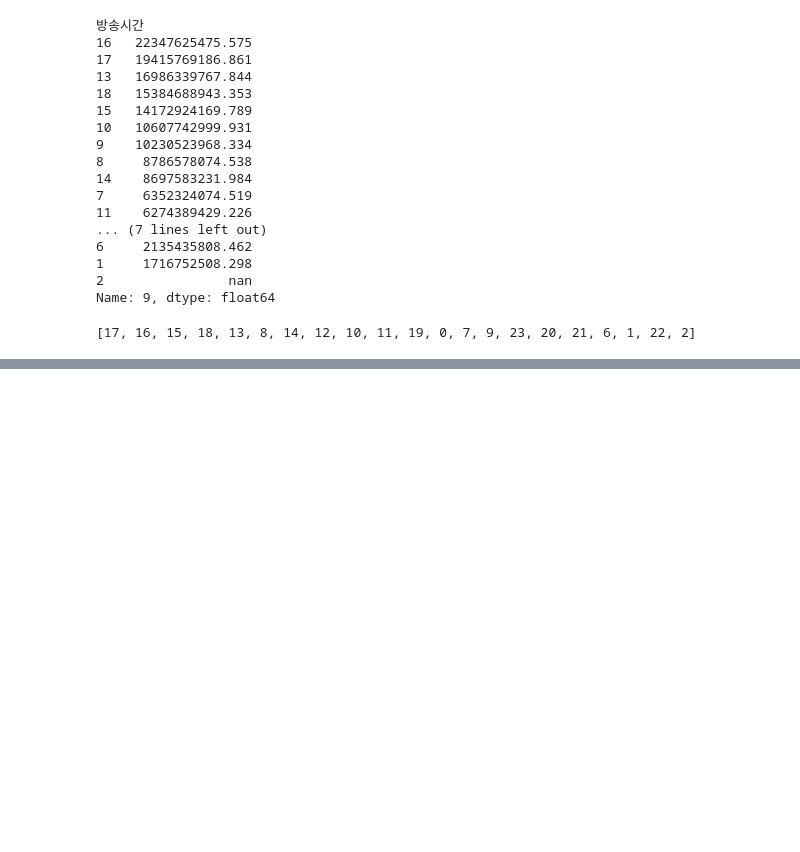
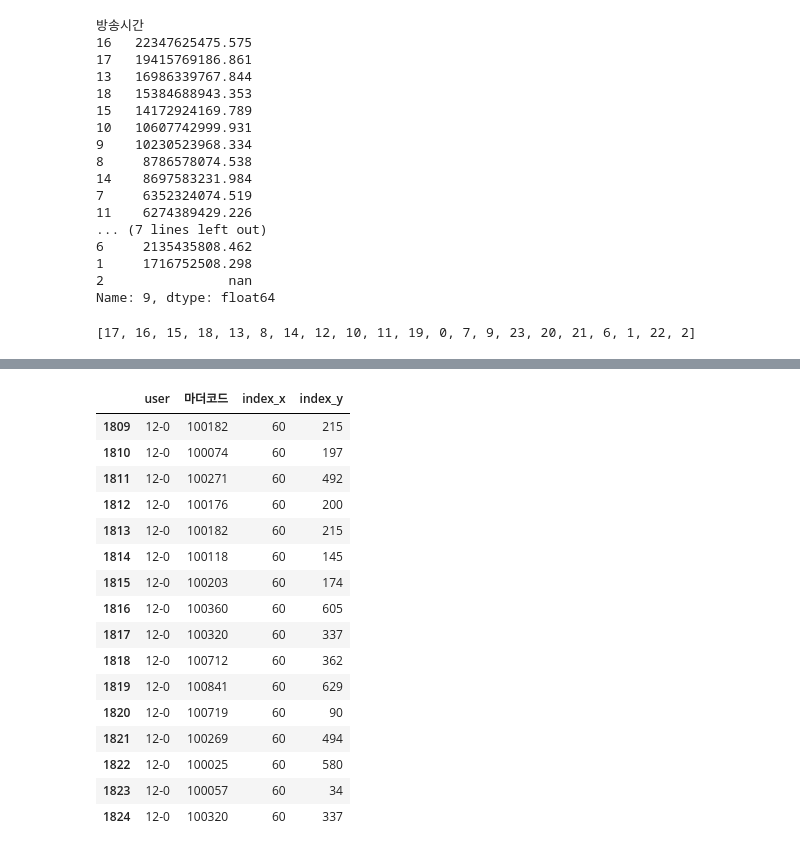
Before and after one commit to cryingjin/Shopping_GG, a Jupyter notebook: 3. Modeling/0922_prep4SASRec_JS.ipynb, the cells around one changed output, grey strips where cells are left out. Saved outputs shown, nothing was run; the diff lists cells and outputs as text; code cells hidden in the pictures; blank space fills up the shorter version.

```diff
--- a/3. Modeling/0922_prep4SASRec_JS.ipynb
+++ b/3. Modeling/0922_prep4SASRec_JS.ipynb
@@ -321,0 +331,20 @@ item_idx
+# %%
+prep4sas.loc[prep4sas['index_x'] == 60]
+# %% [output]
+|  | user | 마더코드 | index_x | index_y |
+| 1809 | 12-0 | 100182 | 60 | 215 |
+| 1810 | 12-0 | 100074 | 60 | 197 |
+| 1811 | 12-0 | 100271 | 60 | 492 |
+| 1812 | 12-0 | 100176 | 60 | 200 |
+| 1813 | 12-0 | 100182 | 60 | 215 |
+| 1814 | 12-0 | 100118 | 60 | 145 |
+| 1815 | 12-0 | 100203 | 60 | 174 |
+| 1816 | 12-0 | 100360 | 60 | 605 |
+| 1817 | 12-0 | 100320 | 60 | 337 |
+| 1818 | 12-0 | 100712 | 60 | 362 |
+| 1819 | 12-0 | 100841 | 60 | 629 |
+| 1820 | 12-0 | 100719 | 60 | 90 |
+| 1821 | 12-0 | 100269 | 60 | 494 |
+| 1822 | 12-0 | 100025 | 60 | 580 |
+| 1823 | 12-0 | 100057 | 60 | 34 |
+| 1824 | 12-0 | 100320 | 60 | 337 |
```
Also changed, not shown: parts of 24 cells of this notebook.
